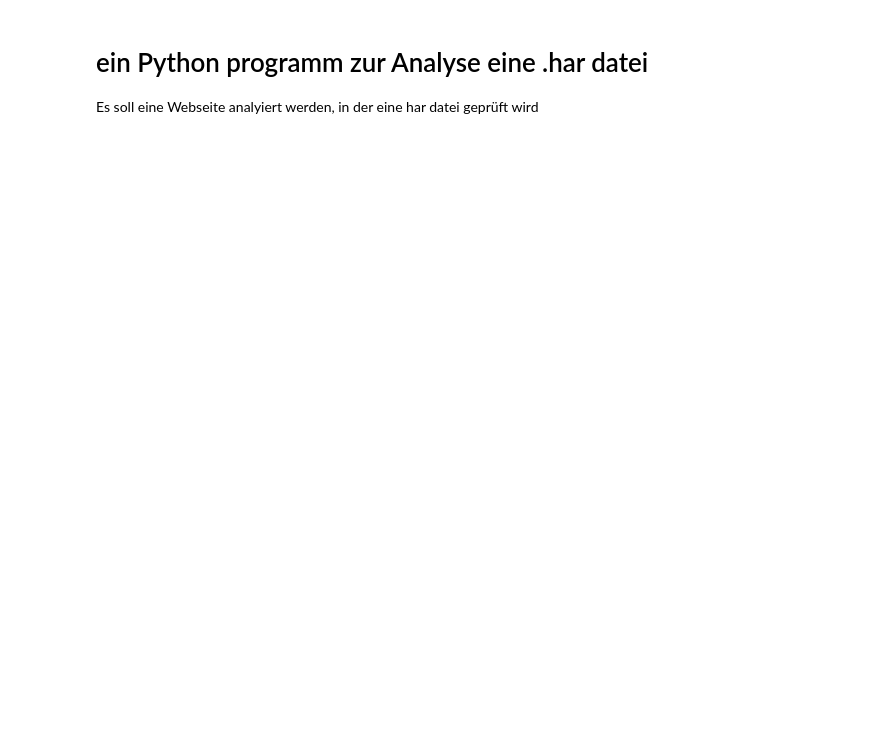
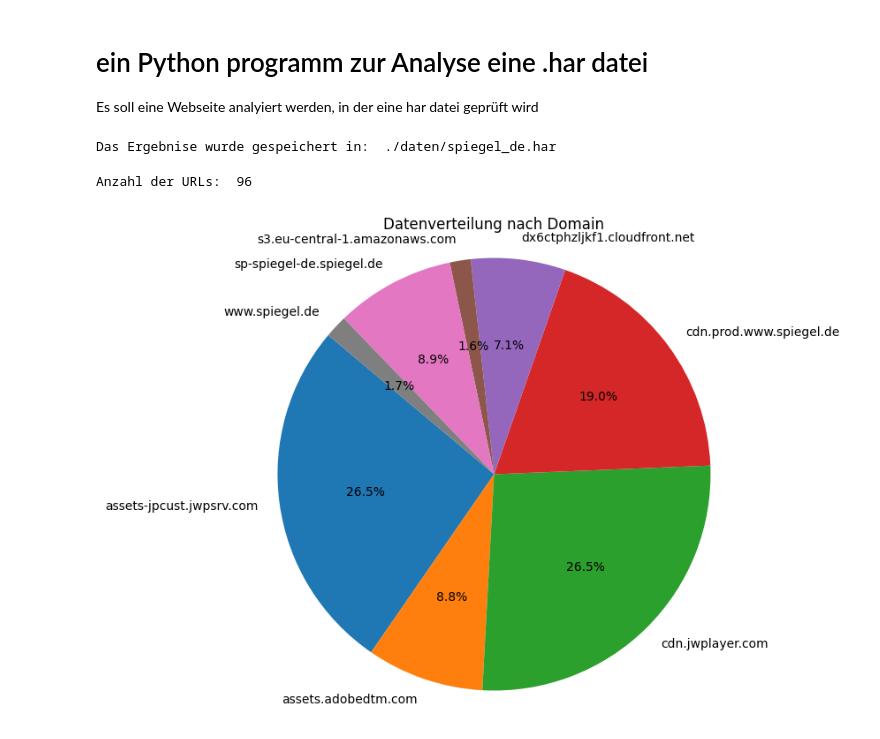
Before and after one commit to sonnix-de/webseitenanalyse, a Jupyter notebook: anaylse.ipynb, the cells around one changed output. Saved outputs shown, nothing was run; the diff lists cells and outputs as text; code cells hidden in the pictures; blank space fills up the shorter version.

```diff
--- a/anaylse.ipynb
+++ b/anaylse.ipynb
@@ -2,32 +2,57 @@
 # ein Python programm zur Analyse eine .har datei
 
 Es soll eine Webseite analyiert werden, in der eine har datei geprüft wird
+# %%
+url = "https://www.heise.de"
+url = "https://youtube.com"
+url = "https://pad.sonnix.de/"
+url = "https://spiegel.de"
 # %%
+# Laden der Webseite und speichern als HAR-Datei
 import asyncio
 from playwright.async_api import async_playwright
+import os
+
+
+filepath = url.replace('https://','')
+filepath = filepath.replace('http://','')
+filepath = filepath.replace('.','_')
+filepath = filepath.replace('/','')
+filepath = f"./daten/{filepath}.har"
+
+# Erstellen Sie den Pfad, falls er nicht existiert
+os.makedirs(os.path.dirname(filepath), exist_ok=True)
 
 async def create_har_file_firefox():
     async with async_playwright() as p:
         browser = await p.firefox.launch()
         context = await browser.new_context(
-            record_har_path="webseite.har"
+            record_har_path=filepath
         )
         page = await context.new_page()
-        await page.goto("https://www.heise.de")
+        await page.goto(url)
         await page.wait_for_load_state("networkidle")
         await context.close()
         await browser.close()
 
 # In Jupyter Notebook direkt ausführen
 await create_har_file_firefox()
+print ("Das Ergebnise wurde gespeichert in: ", filepath)
+# %% [output]
+Das Ergebnise wurde gespeichert in:  ./daten/spiegel_de.har
+# %%
+filepath = "daten/www.spiegel.de.har"
+filepath= "daten/www.spiegel.de_ublock.har"
 # %%
+# Anlayse der HAR-Datei
 import json
 from haralyzer import HarParser
 import pandas as pd
 import matplotlib.pyplot as plt
+from IPython.display import display, Markdown, HTML
 
 # Laden der HAR-Datei
-with open('webseite.har', 'r') as f:
+with open(filepath, 'r') as f:
     har_data = json.load(f)
 
 # Initialisieren des HarParser
@@ -40,6 +65,8 @@ urls = []
 for page in har_parser.pages:
     for entry in page.entries:
         url = entry['request']['url']
+        if url.startswith('data:'):
+            continue
         domain = url.split('/')[2]
         bytes_transferred = entry['response']['bodySize']
 
@@ -47,19 +74,25 @@ for page in har_parser.pages:
         data.append({'domain': domain, 'bytes': bytes_transferred})
         # Hinzufügen der URL zur Liste
         urls.append(url)
+print("Anzahl der URLs: ", len(urls))
+# %% [output]
+Anzahl der URLs:  96
 # %%
-
+# Ausgabe als Kuchendiagramm
 # Erstellen eines DataFrames aus der Liste
 df = pd.DataFrame(data)
 
 # Gruppieren nach Domain und Summieren der übertragenen Bytes
 domain_data = df.groupby('domain').sum().reset_index()
 
+for index, row in domain_data.iterrows():
+    if row['bytes'] < 0:
+        domain_data.loc[index, 'bytes'] = 10
 # Erstellen des Kuchendiagramms
 plt.figure(figsize=(10, 7))
 plt.pie(domain_data['bytes'], labels=domain_data['domain'], autopct='%1.1f%%', startangle=140)
 plt.axis('equal')  # Gleichmäßiges Kreisdiagramm
 plt.title('Datenverteilung nach Domain')
 plt.show()
-
-print("HAR-Datei und URL-Liste wurden erfolgreich erstellt.")
+# %% [output]
+[figure, added]
```
Also changed, not shown: parts of 2 cells of this notebook.
